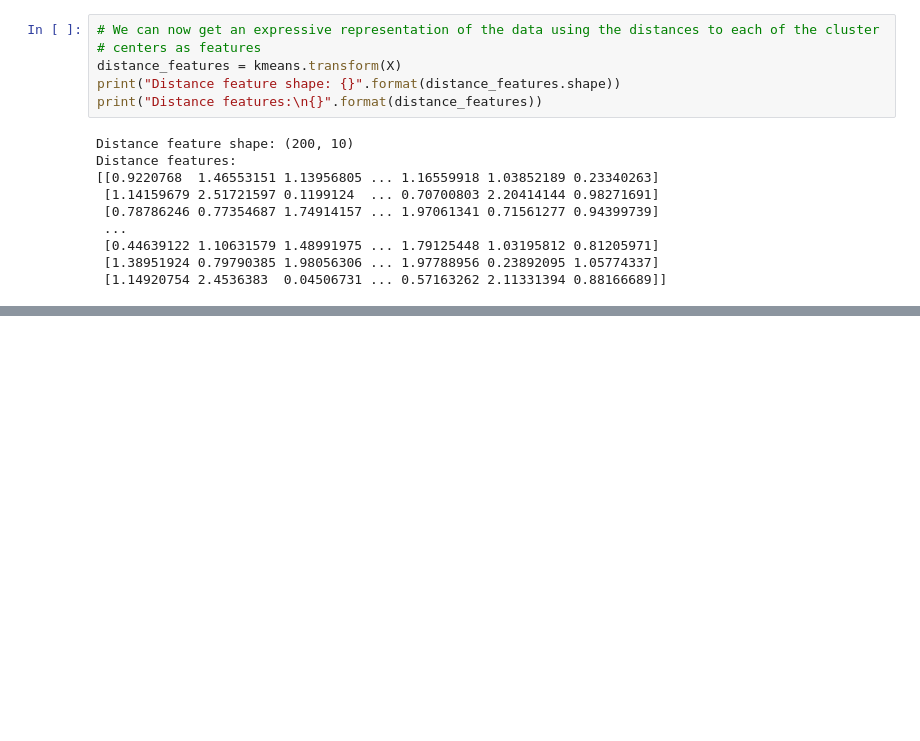
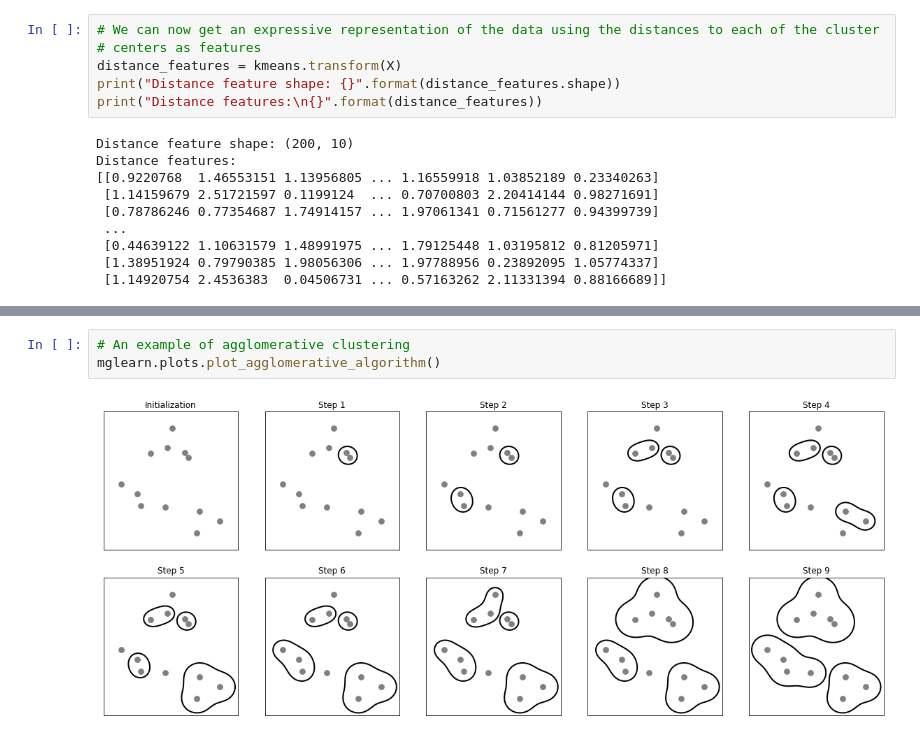
Before and after one commit to scottzig/ml-python-muller-guido, a Jupyter notebook: chapter_3.ipynb, the cells around one changed output, grey strips where cells are left out. Drawn from its saved outputs; the diff is of its cells as text; blank space fills up the shorter version.

Commit message:
Added work with agglomerative clustering and DBSCAN.

```diff
--- a/chapter_3.ipynb
+++ b/chapter_3.ipynb
@@ -715,0 +726,5 @@ Distance features:
+# %%
+# An example of agglomerative clustering
+mglearn.plots.plot_agglomerative_algorithm()
+# %% [output]
+[figure, added]
```
Also changed, not shown: parts of 13 cells of this notebook.
